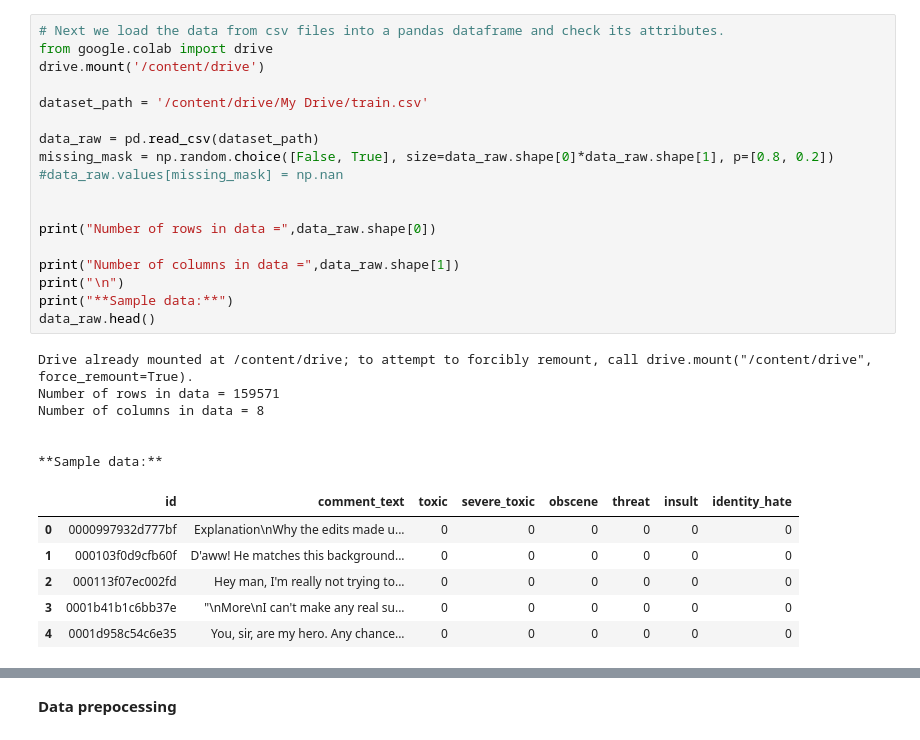
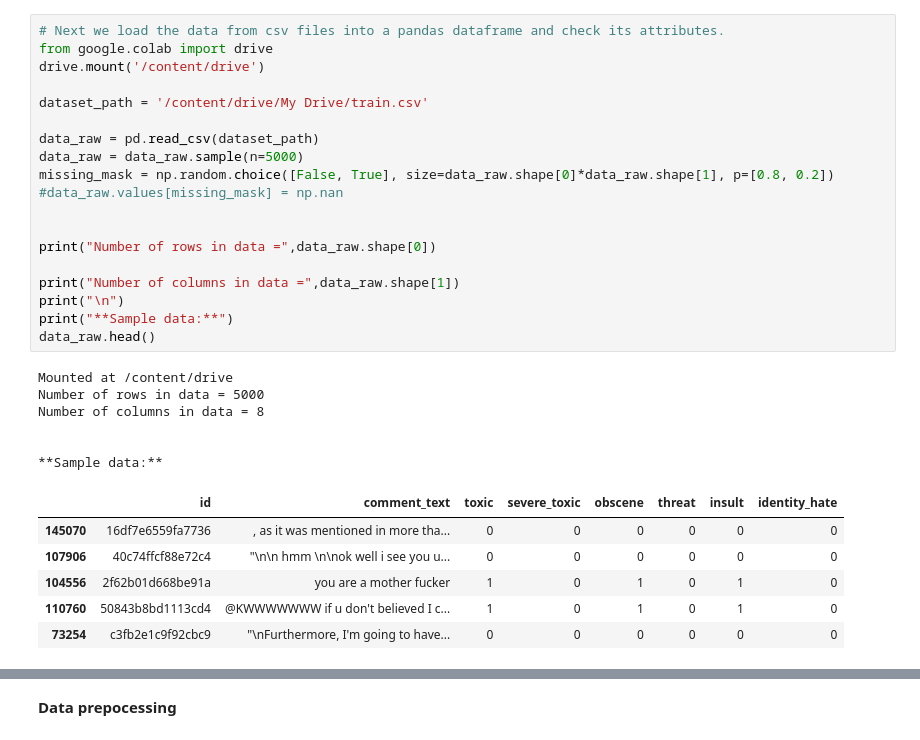
Before and after one commit to adem99307/POM, a Jupyter notebook: POM.ipynb, the cells around one changed output, grey strips where cells are left out. Cells and saved outputs as stored; diff of their text form.

```diff
--- a/POM.ipynb
+++ b/POM.ipynb
@@ -14,34 +17,35 @@ Requirement already satisfied: scikit-multilearn in /usr/local/lib/python3.9/dis
 # %%
 # Next we load the data from csv files into a pandas dataframe and check its attributes.
 from google.colab import drive
 drive.mount('/content/drive')
 
 dataset_path = '/content/drive/My Drive/train.csv'
 
 data_raw = pd.read_csv(dataset_path)
+data_raw = data_raw.sample(n=5000)
 missing_mask = np.random.choice([False, True], size=data_raw.shape[0]*data_raw.shape[1], p=[0.8, 0.2])
 #data_raw.values[missing_mask] = np.nan
 
 
 print("Number of rows in data =",data_raw.shape[0])
 
 print("Number of columns in data =",data_raw.shape[1])
 print("\n")
 print("**Sample data:**")
 data_raw.head()
 # %% [output]
-Drive already mounted at /content/drive; to attempt to forcibly remount, call drive.mount("/content/drive", force_remount=True).
-Number of rows in data = 159571
+Mounted at /content/drive
+Number of rows in data = 5000
 Number of columns in data = 8
 
 
 **Sample data:**
 |  | id | comment_text | toxic | severe_toxic | obscene | threat | insult | identity_hate |
-| 0 | 0000997932d777bf | Explanation\nWhy the edits made u... | 0 | 0 | 0 | 0 | 0 | 0 |
-| 1 | 000103f0d9cfb60f | D'aww! He matches this background... | 0 | 0 | 0 | 0 | 0 | 0 |
-| 2 | 000113f07ec002fd | Hey man, I'm really not trying to... | 0 | 0 | 0 | 0 | 0 | 0 |
-| 3 | 0001b41b1c6bb37e | "\nMore\nI can't make any real su... | 0 | 0 | 0 | 0 | 0 | 0 |
-| 4 | 0001d958c54c6e35 | You, sir, are my hero. Any chance... | 0 | 0 | 0 | 0 | 0 | 0 |
+| 145070 | 16df7e6559fa7736 | , as it was mentioned in more tha... | 0 | 0 | 0 | 0 | 0 | 0 |
+| 107906 | 40c74ffcf88e72c4 | "\n\n hmm \n\nok well i see you u... | 0 | 0 | 0 | 0 | 0 | 0 |
+| 104556 | 2f62b01d668be91a | you are a mother fucker | 1 | 0 | 1 | 0 | 1 | 0 |
+| 110760 | 50843b8bd1113cd4 | @KWWWWWWW if u don't believed I c... | 1 | 0 | 1 | 0 | 1 | 0 |
+| 73254 | c3fb2e1c9f92cbc9 | "\nFurthermore, I'm going to have... | 0 | 0 | 0 | 0 | 0 | 0 |
 # %%
 categories = list(data_raw.columns.values)[2:]
 sns.set(font_scale = 2)
```
Also changed, not shown: parts of 18 cells of this notebook.
